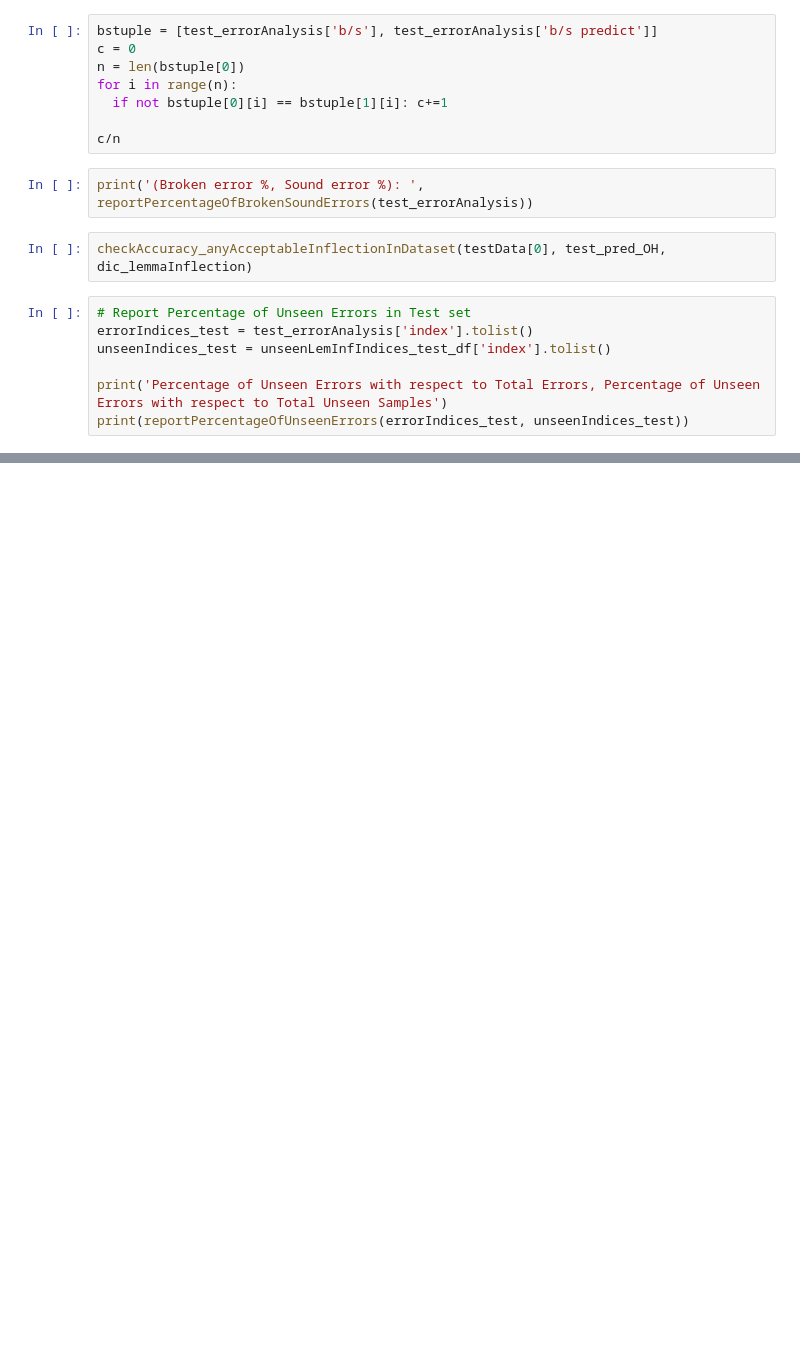
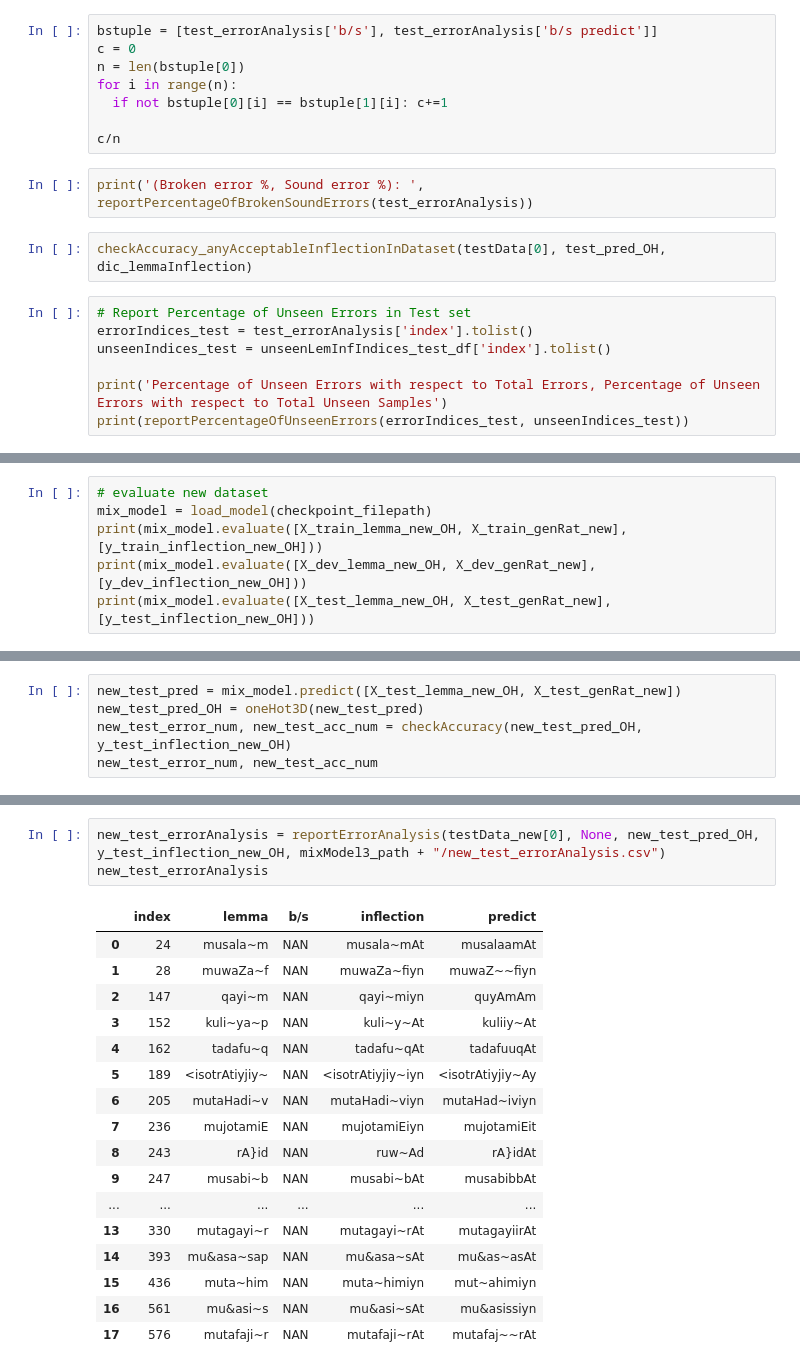
Before and after one commit to amirezzati/broken-plural, a Jupyter notebook: Arabic_broken_plurals.ipynb, the cells around one changed output, grey strips where cells are left out. Cells and saved outputs as stored; diff of their text form; blank space fills up the shorter version.

Commit message:
Training on new dataset, Add combined dataset

```diff
--- a/Arabic_broken_plurals.ipynb
+++ b/Arabic_broken_plurals.ipynb
@@ -1478,0 +2111,6 @@ print(reportPercentageOfUnseenErrors(errorIndices_test, unseenIndices_test))
+# %%
+# evaluate new dataset
+mix_model = load_model(checkpoint_filepath)
+print(mix_model.evaluate([X_train_lemma_new_OH, X_train_genRat_new], [y_train_inflection_new_OH]))
+print(mix_model.evaluate([X_dev_lemma_new_OH, X_dev_genRat_new], [y_dev_inflection_new_OH]))
+print(mix_model.evaluate([X_test_lemma_new_OH, X_test_genRat_new], [y_test_inflection_new_OH]))
@@ -1478,0 +2349,5 @@ print(reportPercentageOfUnseenErrors(errorIndices_test, unseenIndices_test))
+# %%
+new_test_pred = mix_model.predict([X_test_lemma_new_OH, X_test_genRat_new])
+new_test_pred_OH = oneHot3D(new_test_pred)
+new_test_error_num, new_test_acc_num = checkAccuracy(new_test_pred_OH, y_test_inflection_new_OH)
+new_test_error_num, new_test_acc_num
@@ -1478,0 +2357,21 @@ print(reportPercentageOfUnseenErrors(errorIndices_test, unseenIndices_test))
+# %%
+new_test_errorAnalysis = reportErrorAnalysis(testData_new[0], None, new_test_pred_OH, y_test_inflection_new_OH, mixModel3_path + "/new_test_errorAnalysis.csv")
+new_test_errorAnalysis
+# %% [output]
+|  | index | lemma | b/s | inflection | predict |
+| 0 | 24 | musala~m | NAN | musala~mAt | musalaamAt |
+| 1 | 28 | muwaZa~f | NAN | muwaZa~fiyn | muwaZ~~fiyn |
+| 2 | 147 | qayi~m | NAN | qayi~miyn | quyAmAm |
+| 3 | 152 | kuli~ya~p | NAN | kuli~y~At | kuliiy~At |
+| 4 | 162 | tadafu~q | NAN | tadafu~qAt | tadafuuqAt |
+| 5 | 189 | <isotrAtiyjiy~ | NAN | <isotrAtiyjiy~iyn | <isotrAtiyjiy~Ay |
+| 6 | 205 | mutaHadi~v | NAN | mutaHadi~viyn | mutaHad~iviyn |
+| 7 | 236 | mujotamiE | NAN | mujotamiEiyn | mujotamiEit |
+| 8 | 243 | rA}id | NAN | ruw~Ad | rA}idAt |
+| 9 | 247 | musabi~b | NAN | musabi~bAt | musabibbAt |
+| ... | ... | ... | ... | ... | ... |
+| 13 | 330 | mutagayi~r | NAN | mutagayi~rAt | mutagayiirAt |
+| 14 | 393 | mu&asa~sap | NAN | mu&asa~sAt | mu&as~asAt |
+| 15 | 436 | muta~him | NAN | muta~himiyn | mut~ahimiyn |
+| 16 | 561 | mu&asi~s | NAN | mu&asi~sAt | mu&asissiyn |
+| 17 | 576 | mutafaji~r | NAN | mutafaji~rAt | mutafaj~~rAt |
```
Also changed, not shown: parts of 163 cells of this notebook.
